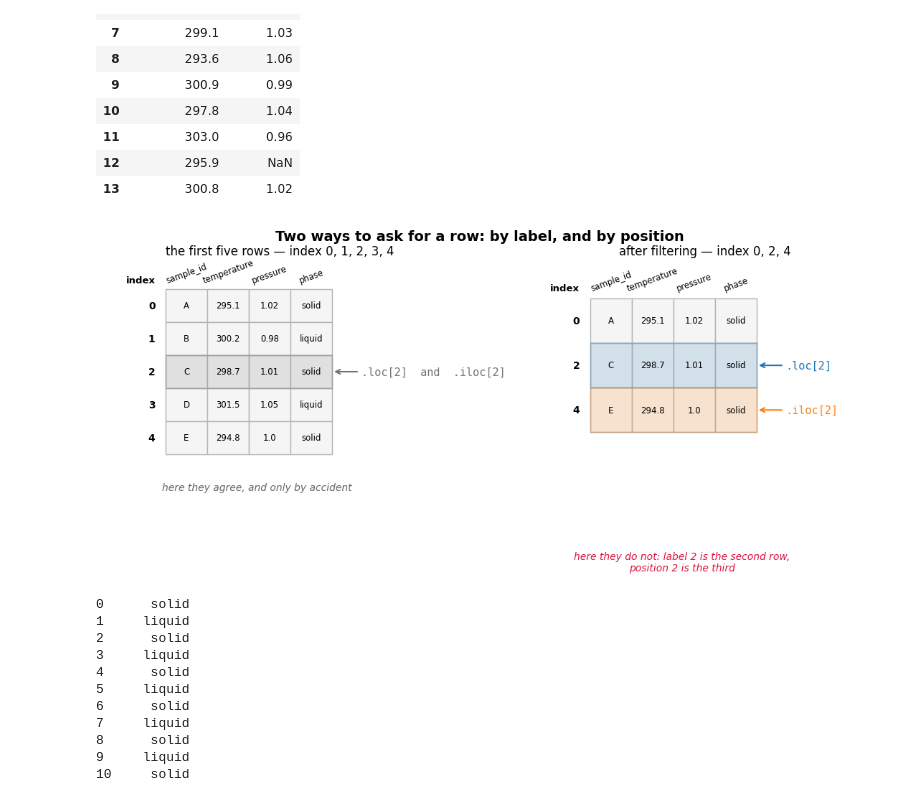
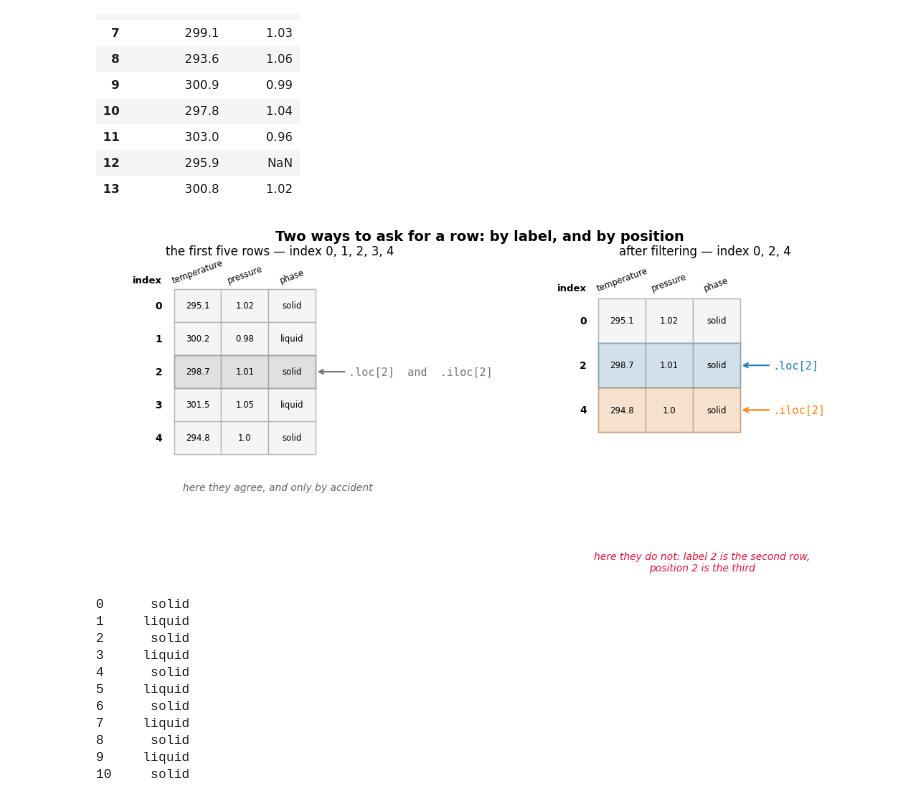
Before and after one commit to MarcoBattiato/PH6721-Deep-Learning-with-Python, a Jupyter notebook: Classes/Class_1/01C-DataHandling.ipynb, the cells around one changed output. Drawn from its saved outputs; the diff is of its cells as text; code cells hidden in the pictures.

```diff
--- a/Classes/Class_1/01C-DataHandling.ipynb
+++ b/Classes/Class_1/01C-DataHandling.ipynb
@@ -121,6 +121,15 @@ materials = pd.DataFrame({
                     1.03, 1.06, 0.99, 1.04, 0.96, np.nan, 1.02],
     "phase":       ["solid", "liquid", "solid", "liquid", "solid", "liquid", "solid",
                     "liquid", "solid", "liquid", "solid", "liquid", "solid", "liquid"],
+    "density":     [2.33, 1.21, 2.31, 1.19, 2.35, 1.20, 2.29,
+                    np.nan, 2.34, 1.18, 2.30, 1.22, 2.36, 1.21],
+    "n_scans":     [3, 5, 3, 4, 3, 5, 4, 3, 5, 4, 3, 4, 5, 3],
+    "batch":       ["run-1", "run-1", "run-1", "run-1", "run-1",
+                    "run-2", "run-2", "run-2", "run-2", "run-2",
+                    "run-3", "run-3", "run-3", "run-3"],
+    "measured_on": ["2026-03-09", "2026-03-09", "2026-03-09", "2026-03-09", "2026-03-09",
+                    "2026-03-10", "2026-03-10", "2026-03-10", "2026-03-10", "2026-03-10",
+                    "2026-03-16", "2026-03-16", "2026-03-16", "2026-03-16"],
 })
 
 materials
@@ -400,35 +451,36 @@ def draw_table(axis, frame, loc_label, iloc_position, title):
     by_label = list(frame.index).index(loc_label)
     landings = [(by_label, "tab:blue", f".loc[{loc_label}]"),
                 (iloc_position, "tab:orange", f".iloc[{iloc_position}]")]
     if by_label == iloc_position:                     # they coincide: one band, one label
         landings = [(by_label, "0.45", f".loc[{loc_label}]  and  .iloc[{iloc_position}]")]
     for offset, colour, text in landings:
         axis.add_patch(Rectangle((0, -offset), frame.shape[1], 1, facecolor=colour,
                                  alpha=0.16, edgecolor=colour, linewidth=2))
         axis.annotate(text, xy=(frame.shape[1], -offset + 0.5),
                       xytext=(frame.shape[1] + 0.7, -offset + 0.5), fontsize=11,
                       color=colour, va="center", fontfamily="monospace",
                       arrowprops={"arrowstyle": "->", "color": colour, "linewidth": 1.5})
     axis.set_xlim(-1.5, frame.shape[1] + 3.0)
     axis.set_ylim(-len(frame) - 0.9, 1.8)
     axis.axis("off")
     axis.set_title(title, pad=8, fontsize=12)
 
-excerpt = materials.head(5)                 # the first five rows, so the sketch stays readable
+# the first five rows, and three of the columns, so that the sketch stays readable
+excerpt = materials.head(5)[["temperature", "pressure", "phase"]]
 solids = excerpt[excerpt["phase"] == "solid"]
 
 fig, axes = plt.subplots(1, 2, figsize=(14, 4.6))
 draw_table(axes[0], excerpt, 2, 2, "the first five rows — index 0, 1, 2, 3, 4")
 draw_table(axes[1], solids, 2, 2, "after filtering — index 0, 2, 4")
 axes[0].text(2.2, -5.1, "here they agree, and only by accident",
              ha="center", fontsize=10, color="0.4", style="italic")
 axes[1].text(2.2, -5.1, "here they do not: label 2 is the second row,\nposition 2 is the third",
              ha="center", fontsize=10, color="crimson", style="italic")
 fig.suptitle("Two ways to ask for a row: by label, and by position",
              fontsize=14, fontweight="bold")
 plt.show()
 # %% [output]
-[figure, old version]
+[figure, new version]
 # %%
 y
 # %% [output]
```
Also changed, not shown: parts of 26 cells of this notebook.
